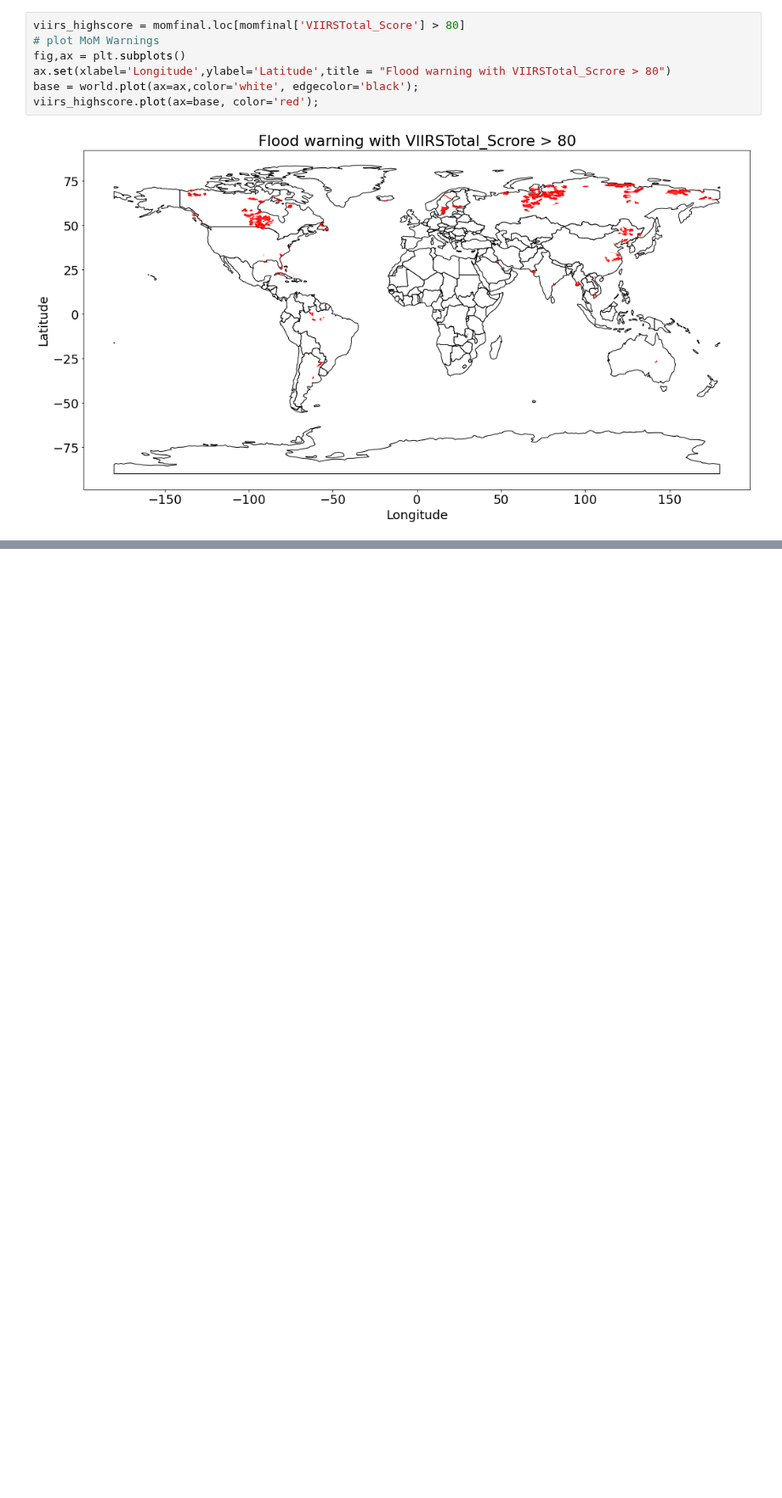
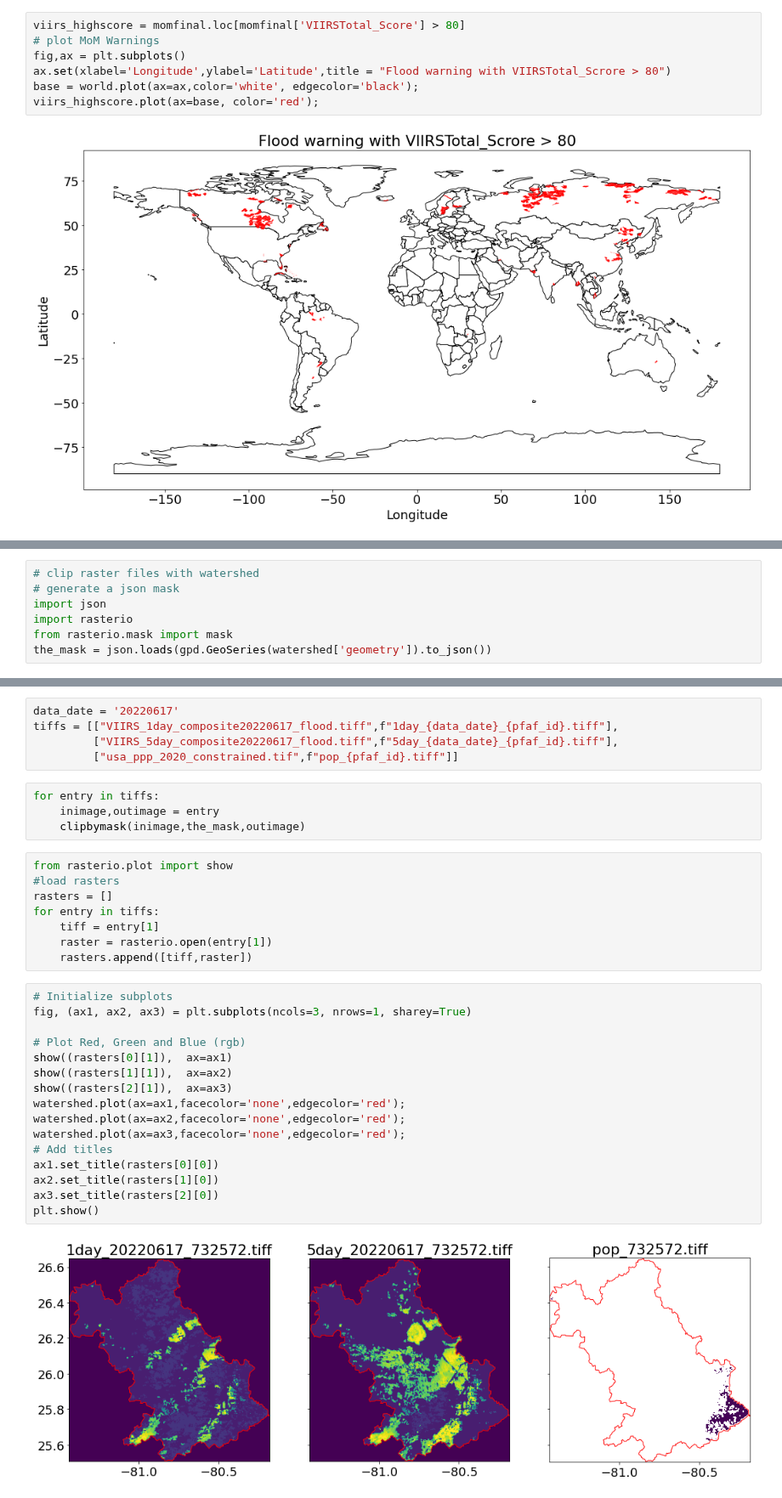
Before and after one commit to Global-Flood-Assessment/ModelOfModels, a Jupyter notebook: VIIRS+MOM/VIIRS_Pop_Example.ipynb, the cells around one changed output, grey strips where cells are left out. Shown at 85% size. Cells and saved outputs as stored; diff of their text form; blank space fills up the shorter version.

```diff
--- a/VIIRS+MOM/VIIRS_Pop_Example.ipynb
+++ b/VIIRS+MOM/VIIRS_Pop_Example.ipynb
@@ -64,0 +87,7 @@ viirs_highscore.plot(ax=base, color='red');
+# %%
+# clip raster files with watershed
+# generate a json mask
+import json
+import rasterio
+from rasterio.mask import mask
+the_mask = json.loads(gpd.GeoSeries(watershed['geometry']).to_json())
@@ -64,0 +114,35 @@ viirs_highscore.plot(ax=base, color='red');
+# %%
+data_date = '20220617'
+tiffs = [["VIIRS_1day_composite20220617_flood.tiff",f"1day_{data_date}_{pfaf_id}.tiff"],
+         ["VIIRS_5day_composite20220617_flood.tiff",f"5day_{data_date}_{pfaf_id}.tiff"],
+         ["usa_ppp_2020_constrained.tif",f"pop_{pfaf_id}.tiff"]]
+# %%
+for entry in tiffs:
+    inimage,outimage = entry
+    clipbymask(inimage,the_mask,outimage)
+# %%
+from rasterio.plot import show
+#load rasters
+rasters = []
+for entry in tiffs:
+    tiff = entry[1]
+    raster = rasterio.open(entry[1])
+    rasters.append([tiff,raster])
+# %%
+# Initialize subplots
+fig, (ax1, ax2, ax3) = plt.subplots(ncols=3, nrows=1, sharey=True)
+
+# Plot Red, Green and Blue (rgb)
+show((rasters[0][1]),  ax=ax1)
+show((rasters[1][1]),  ax=ax2)
+show((rasters[2][1]),  ax=ax3)
+watershed.plot(ax=ax1,facecolor='none',edgecolor='red');
+watershed.plot(ax=ax2,facecolor='none',edgecolor='red');
+watershed.plot(ax=ax3,facecolor='none',edgecolor='red');
+# Add titles
+ax1.set_title(rasters[0][0])
+ax2.set_title(rasters[1][0])
+ax3.set_title(rasters[2][0])
+plt.show()
+# %% [output]
+[figure, added]
```
Also changed, not shown: parts of 10 cells of this notebook.
